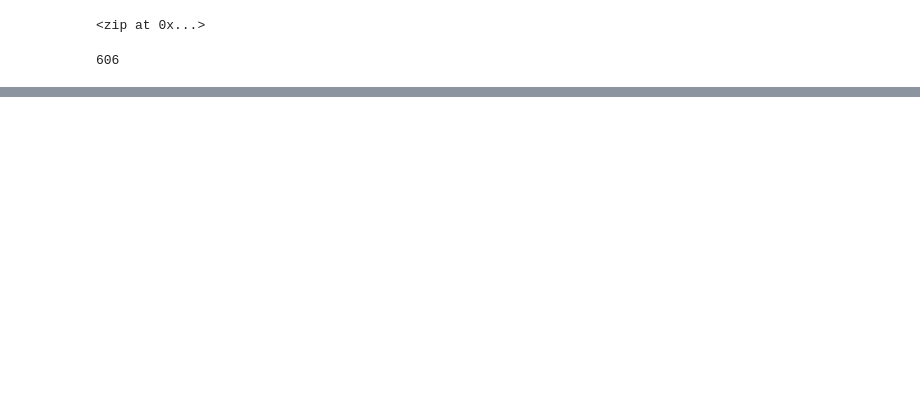
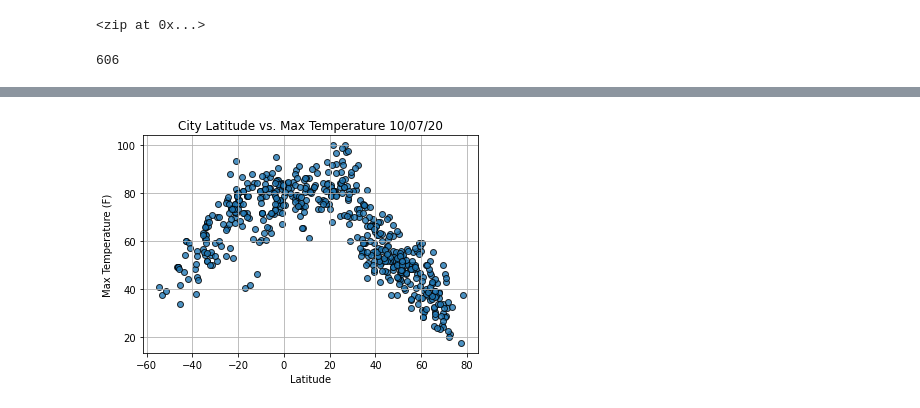
Before and after one commit to reno8946/World_Weather_Analysis, a Jupyter notebook: WeatherPy.ipynb, the cells around one changed output, grey strips where cells are left out. Saved outputs shown, nothing was run; the diff lists cells and outputs as text; code cells hidden in the pictures; blank space fills up the shorter version.

Commit message:
Scatter Plots

```diff
--- a/WeatherPy.ipynb
+++ b/WeatherPy.ipynb
@@ -33,0 +40,4 @@ len(cities)
+# %%
+# Starting URL for Weather Map API Call.
+url = "http://api.openweathermap.org/data/2.5/weather?units=Imperial&APPID=" + weather_api_key
+print(url)
@@ -33,0 +125,4 @@ len(cities)
+# %%
+# Convert the array of dictionaries to a Pandas DataFrame.
+city_data_df = pd.DataFrame(city_data)
+city_data_df.head(10)
@@ -33,0 +141,4 @@ len(cities)
+# %%
+new_column_order = ["City", "Country", "Date","Lat","Lng","Max Temp","Humidity","Cloudiness","Wind Speed"]
+city_data_df=city_data_df[new_column_order]
+city_data_df
@@ -33,0 +164,27 @@ len(cities)
+# %%
+# Extract relevant fields from the DataFrame for plotting.
+lats = city_data_df["Lat"]
+max_temps = city_data_df["Max Temp"]
+humidity = city_data_df["Humidity"]
+cloudiness = city_data_df["Cloudiness"]
+wind_speed = city_data_df["Wind Speed"]
+# %%
+# Build the scatter plot for latitude vs. max temperature.
+plt.scatter(lats,
+            max_temps,
+            edgecolor="black", linewidths=1, marker="o",
+            alpha=0.8, label="Cities")
+import time
+# Incorporate the other graph properties.
+plt.title(f"City Latitude vs. Max Temperature "+ time.strftime("%x"))
+plt.ylabel("Max Temperature (F)")
+plt.xlabel("Latitude")
+plt.grid(True)
+
+# Save the figure.
+plt.savefig("weather_data/Fig1.png")
+
+# Show plot.
+plt.show()
+# %% [output]
+[figure, added]
```
Also changed, not shown: parts of 10 cells of this notebook, 4 other files.
